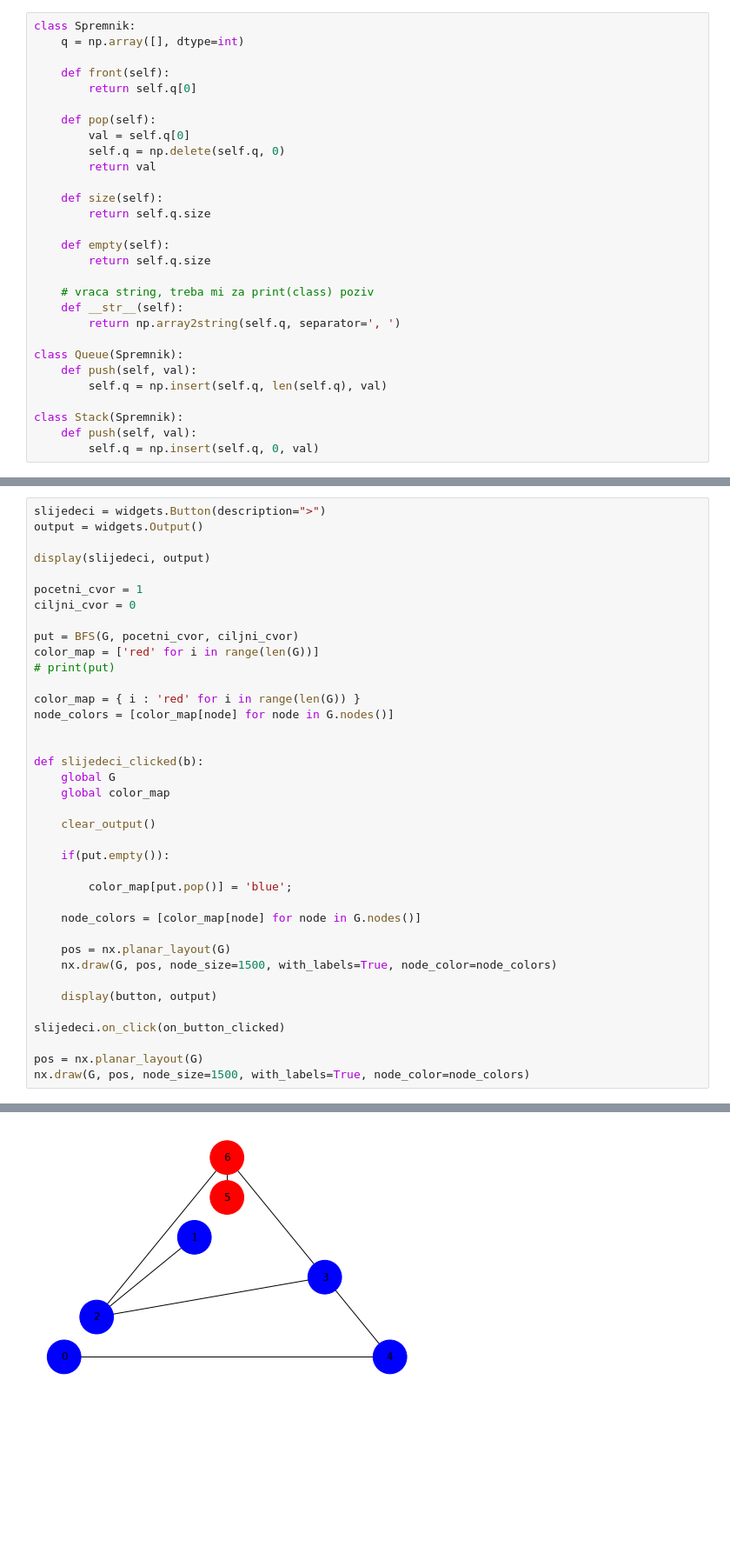
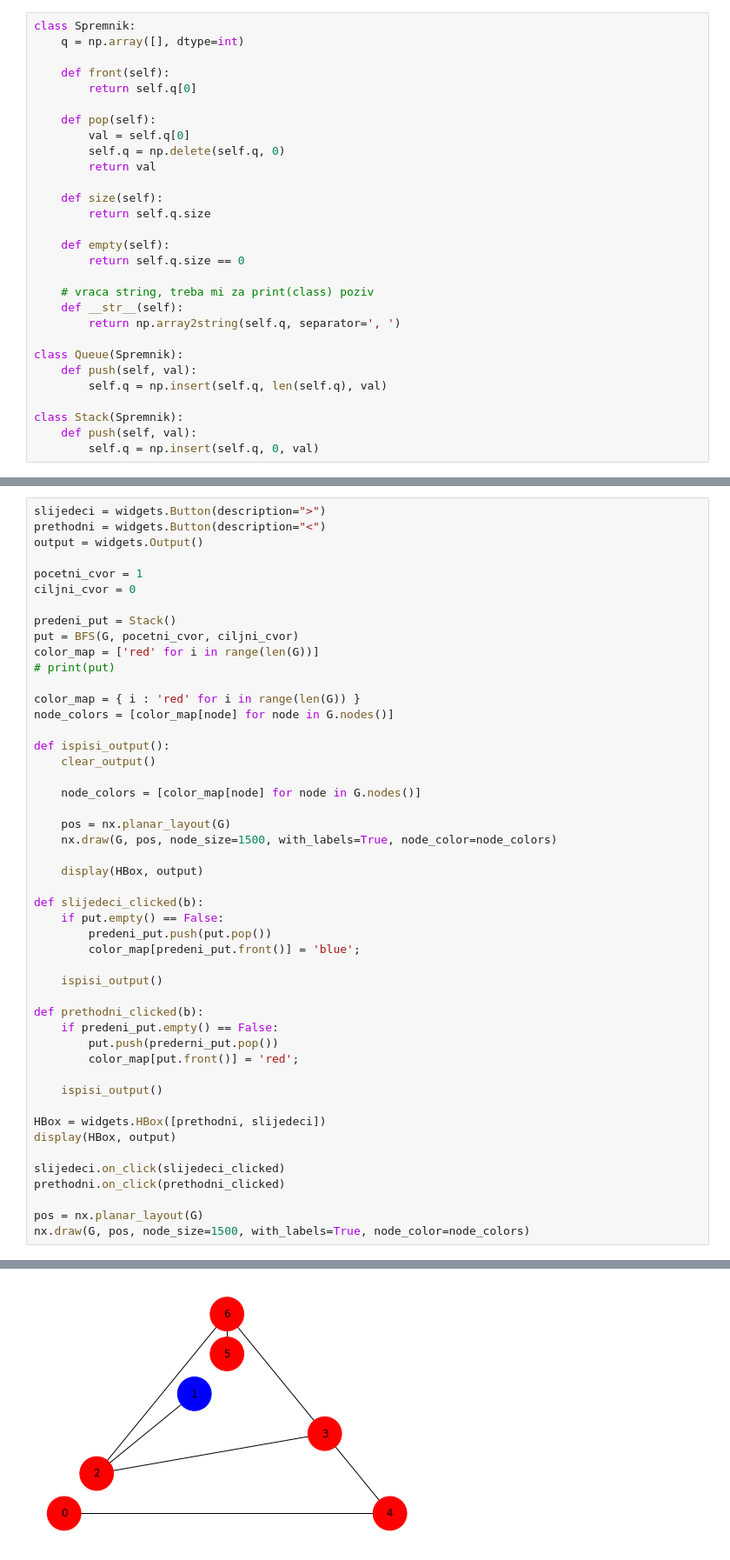
Before and after one commit to nivuckovic/matematicki-softver-esej1, a Jupyter notebook: BFS.ipynb, the cells around one changed output, grey strips where cells are left out. Shown at 87% size. Cells and saved outputs as stored; diff of their text form; blank space fills up the shorter version.

```diff
--- a/BFS.ipynb
+++ b/BFS.ipynb
@@ -24,7 +24,7 @@ class Spremnik:
         return self.q.size
 
     def empty(self):
-        return self.q.size
+        return self.q.size == 0
 
     # vraca string, treba mi za print(class) poziv
     def __str__(self):
@@ -100,43 +98,53 @@ nx.draw(G, pos, node_size=1500, with_labels=True, node_color=color_map)
 [figure]
 # %%
 slijedeci = widgets.Button(description=">")
+prethodni = widgets.Button(description="<")
 output = widgets.Output()
-
-display(slijedeci, output)
 
 pocetni_cvor = 1
 ciljni_cvor = 0
 
+predeni_put = Stack()
 put = BFS(G, pocetni_cvor, ciljni_cvor)
 color_map = ['red' for i in range(len(G))]
 # print(put)
 
 color_map = { i : 'red' for i in range(len(G)) }
 node_colors = [color_map[node] for node in G.nodes()]
 
-
-def slijedeci_clicked(b):
-    global G
-    global color_map
-
+def ispisi_output():
     clear_output()
-
-    if(put.empty()):
-
-        color_map[put.pop()] = 'blue';
 
     node_colors = [color_map[node] for node in G.nodes()]
 
     pos = nx.planar_layout(G)
     nx.draw(G, pos, node_size=1500, with_labels=True, node_color=node_colors)
 
-    display(button, output)
+    display(HBox, output)
 
-slijedeci.on_click(on_button_clicked)
+def slijedeci_clicked(b):
+    if put.empty() == False:
+        predeni_put.push(put.pop())
+        color_map[predeni_put.front()] = 'blue';
+
+    ispisi_output()
+
+def prethodni_clicked(b):
+    if predeni_put.empty() == False:
+        put.push(prederni_put.pop())
+        color_map[put.front()] = 'red';
+
+    ispisi_output()
+
+HBox = widgets.HBox([prethodni, slijedeci])
+display(HBox, output)
+
+slijedeci.on_click(slijedeci_clicked)
+prethodni.on_click(prethodni_clicked)
 
 pos = nx.planar_layout(G)
 nx.draw(G, pos, node_size=1500, with_labels=True, node_color=node_colors)
 # %% [output]
 [interactive output not drawn]
 [interactive output not drawn]
-[figure, old version]
+[figure, new version]
```
Also changed, not shown: parts of 1 cell of this notebook.
